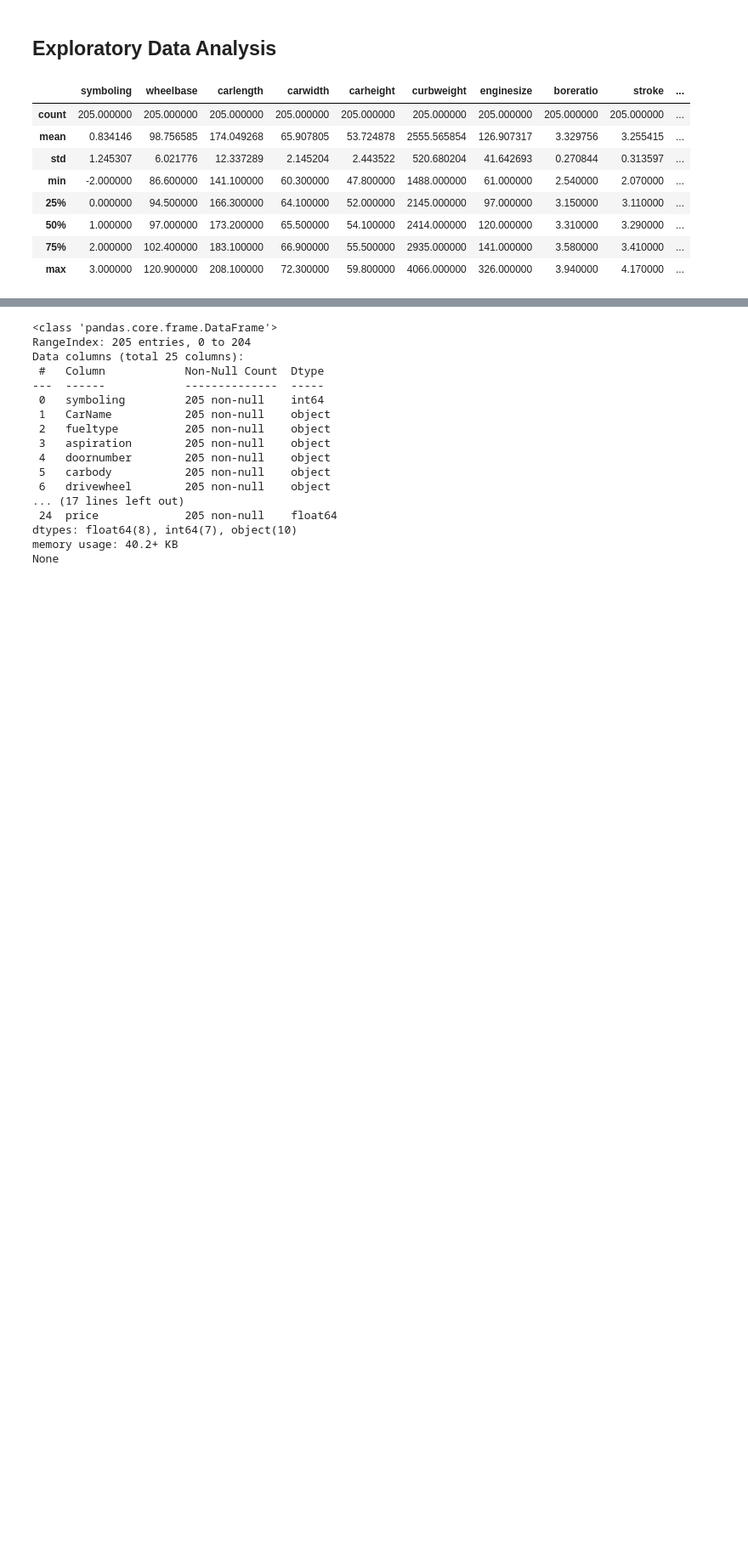
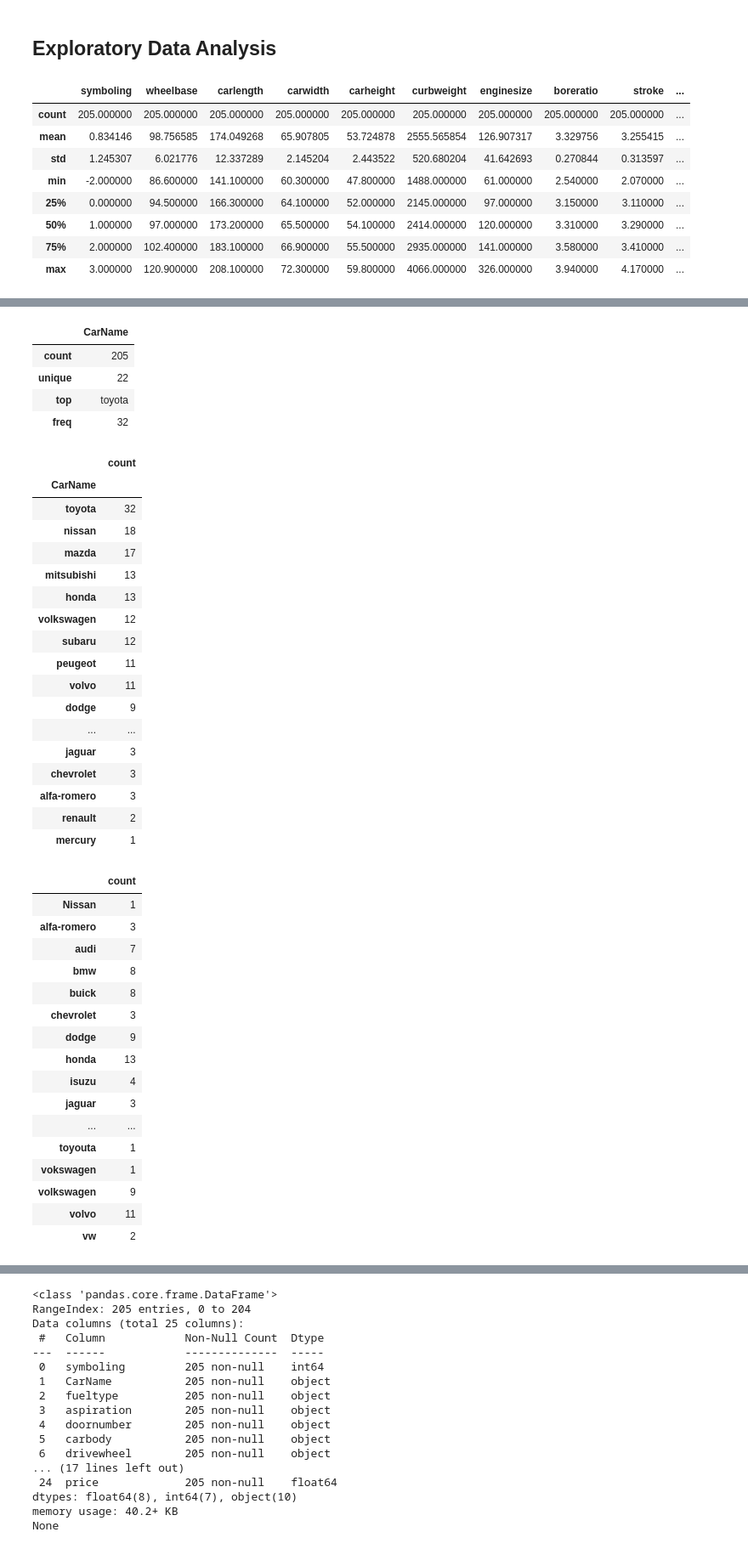
Before and after one commit to lojnys/data_science_project, a Jupyter notebook: car_pricing_assignment/car_price_linear_regression.ipynb, the cells around one changed output, grey strips where cells are left out. Shown at 85% size. Drawn from its saved outputs; the diff is of its cells as text; code cells hidden in the pictures; blank space fills up the shorter version.

```diff
--- a/car_pricing_assignment/car_price_linear_regression.ipynb
+++ b/car_pricing_assignment/car_price_linear_regression.ipynb
@@ -111,0 +197,2 @@ df.describe(include='all')
+# %%
+df['CarName'] = new_carName
@@ -111,0 +207,57 @@ df.describe(include='all')
+# %%
+spelling_correction = {
+    'maxda': 'mazda',
+    'Nissan': 'nissan',
+    'porcshce': 'porsche',
+    'toyouta': 'toyota',
+    'vokswagen': 'volkswagen',
+    'vw': 'volkswagen'
+    }
+
+df['CarName'].replace(spelling_correction, inplace=True)
+
+a = df['CarName'].describe().to_frame()
+b = df['CarName'].value_counts().to_frame()
+
+horizontal([a,b, new_carName.value_counts().to_frame()])
+# %% [output]
+|  | CarName |
+| count | 205 |
+| unique | 22 |
+| top | toyota |
+| freq | 32 |
+|  | count |
+| CarName |  |
+| toyota | 32 |
+| nissan | 18 |
+| mazda | 17 |
+| mitsubishi | 13 |
+| honda | 13 |
+| volkswagen | 12 |
+| subaru | 12 |
+| peugeot | 11 |
+| volvo | 11 |
+| dodge | 9 |
+| ... | ... |
+| jaguar | 3 |
+| chevrolet | 3 |
+| alfa-romero | 3 |
+| renault | 2 |
+| mercury | 1 |
+|  | count |
+| Nissan | 1 |
+| alfa-romero | 3 |
+| audi | 7 |
+| bmw | 8 |
+| buick | 8 |
+| chevrolet | 3 |
+| dodge | 9 |
+| honda | 13 |
+| isuzu | 4 |
+| jaguar | 3 |
+| ... | ... |
+| toyouta | 1 |
+| vokswagen | 1 |
+| volkswagen | 9 |
+| volvo | 11 |
+| vw | 2 |
```
Also changed, not shown: parts of 13 cells of this notebook.
